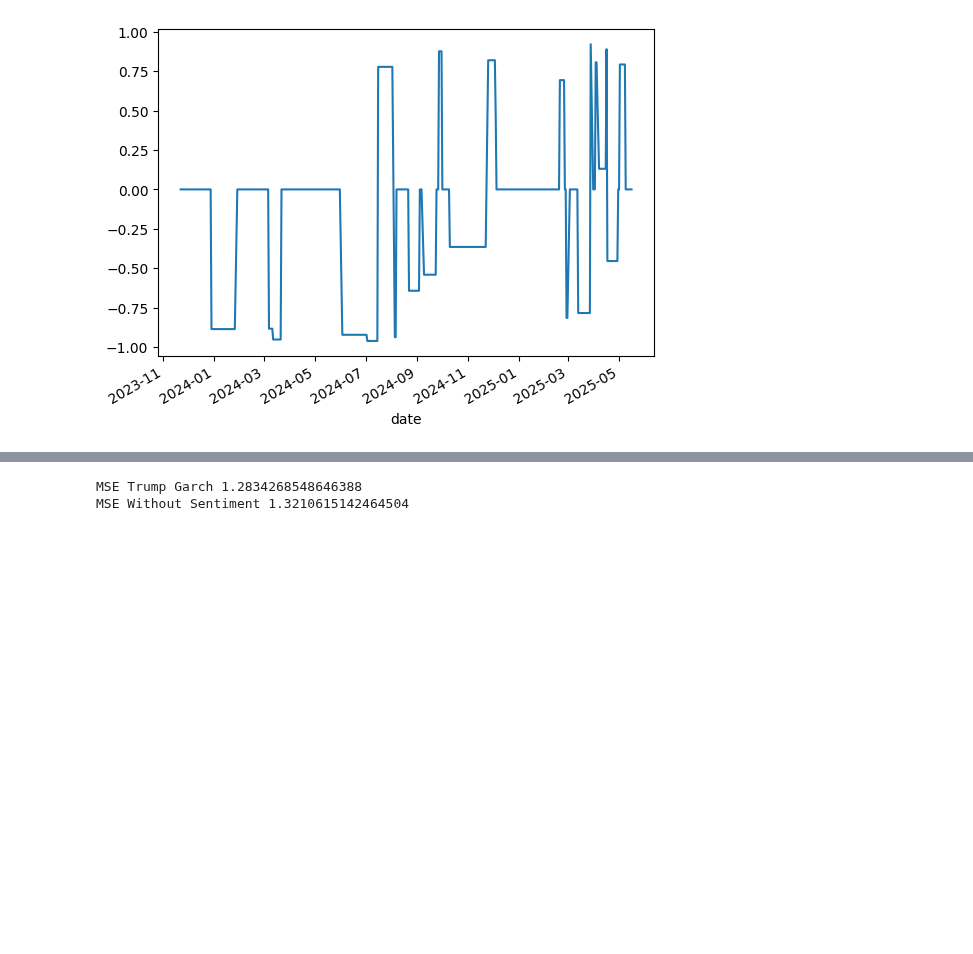
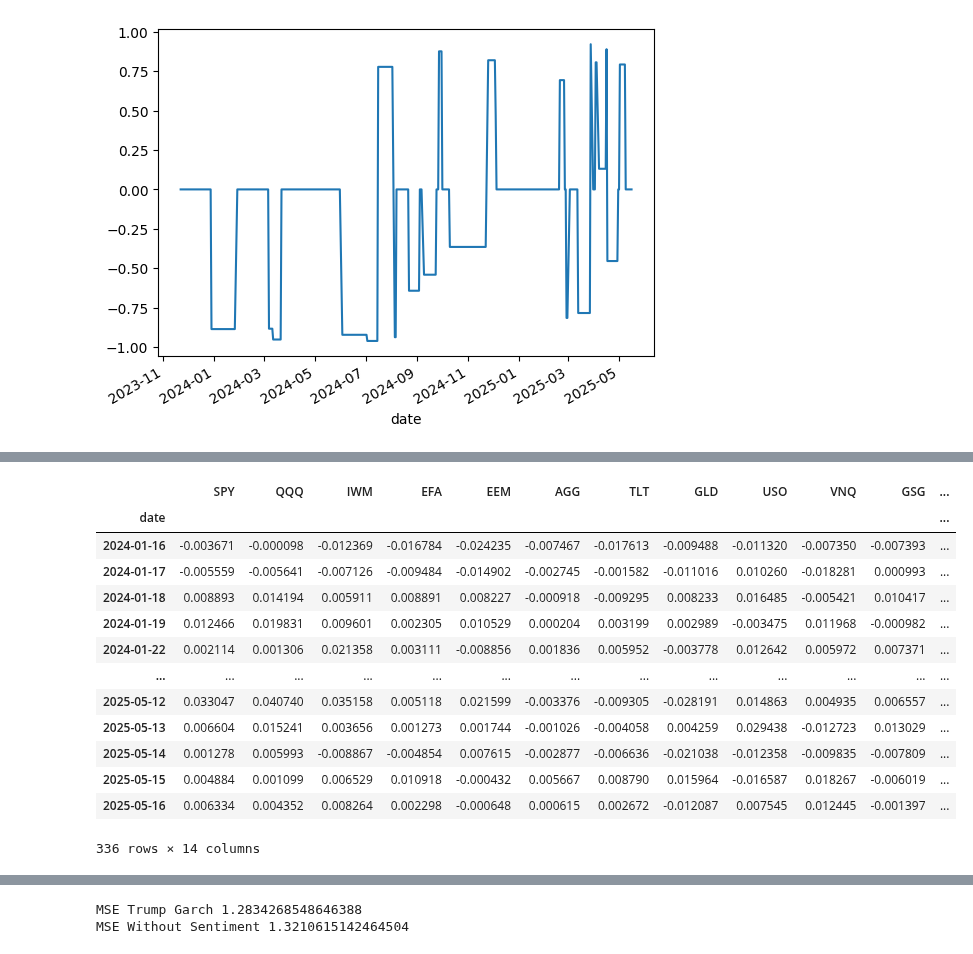
Before and after one commit to Kunj121/MacroFinance_HW2, a Jupyter notebook: project/stephen_regressions.ipynb, the cells around one changed output, grey strips where cells are left out. Cells and saved outputs as stored; diff of their text form; code cells hidden in the pictures; blank space fills up the shorter version.

```diff
--- a/project/stephen_regressions.ipynb
+++ b/project/stephen_regressions.ipynb
@@ -381,0 +415,17 @@ Covariance estimator: robust
+# %%
+merged_df
+# %% [output]
+|  | SPY | QQQ | IWM | EFA | EEM | AGG | TLT | GLD | USO | VNQ | GSG | ... |
+| date |  |  |  |  |  |  |  |  |  |  |  | ... |
+| 2024-01-16 | -0.003671 | -0.000098 | -0.012369 | -0.016784 | -0.024235 | -0.007467 | -0.017613 | -0.009488 | -0.011320 | -0.007350 | -0.007393 | ... |
+| 2024-01-17 | -0.005559 | -0.005641 | -0.007126 | -0.009484 | -0.014902 | -0.002745 | -0.001582 | -0.011016 | 0.010260 | -0.018281 | 0.000993 | ... |
+| 2024-01-18 | 0.008893 | 0.014194 | 0.005911 | 0.008891 | 0.008227 | -0.000918 | -0.009295 | 0.008233 | 0.016485 | -0.005421 | 0.010417 | ... |
+| 2024-01-19 | 0.012466 | 0.019831 | 0.009601 | 0.002305 | 0.010529 | 0.000204 | 0.003199 | 0.002989 | -0.003475 | 0.011968 | -0.000982 | ... |
+| 2024-01-22 | 0.002114 | 0.001306 | 0.021358 | 0.003111 | -0.008856 | 0.001836 | 0.005952 | -0.003778 | 0.012642 | 0.005972 | 0.007371 | ... |
+| ... | ... | ... | ... | ... | ... | ... | ... | ... | ... | ... | ... | ... |
+| 2025-05-12 | 0.033047 | 0.040740 | 0.035158 | 0.005118 | 0.021599 | -0.003376 | -0.009305 | -0.028191 | 0.014863 | 0.004935 | 0.006557 | ... |
+| 2025-05-13 | 0.006604 | 0.015241 | 0.003656 | 0.001273 | 0.001744 | -0.001026 | -0.004058 | 0.004259 | 0.029438 | -0.012723 | 0.013029 | ... |
+| 2025-05-14 | 0.001278 | 0.005993 | -0.008867 | -0.004854 | 0.007615 | -0.002877 | -0.006636 | -0.021038 | -0.012358 | -0.009835 | -0.007809 | ... |
+| 2025-05-15 | 0.004884 | 0.001099 | 0.006529 | 0.010918 | -0.000432 | 0.005667 | 0.008790 | 0.015964 | -0.016587 | 0.018267 | -0.006019 | ... |
+| 2025-05-16 | 0.006334 | 0.004352 | 0.008264 | 0.002298 | -0.000648 | 0.000615 | 0.002672 | -0.012087 | 0.007545 | 0.012445 | -0.001397 | ... |
+336 rows × 14 columns
```
Also changed, not shown: parts of 10 cells of this notebook, 1 other file.
